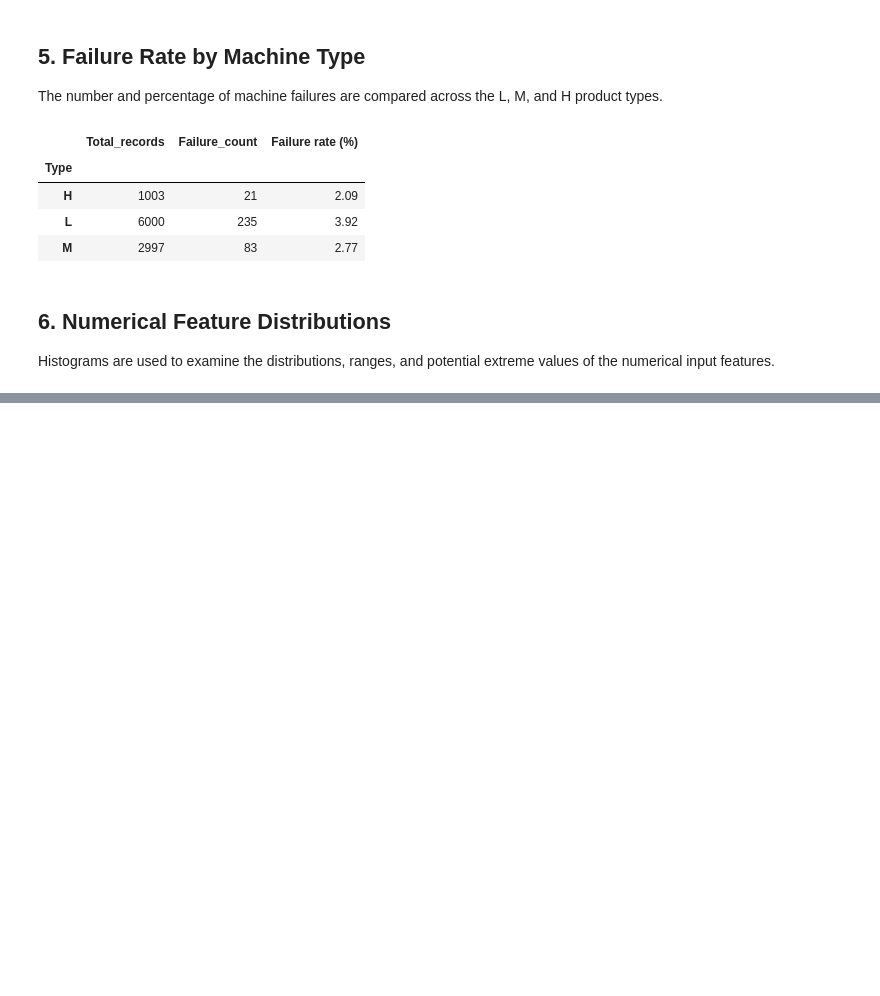
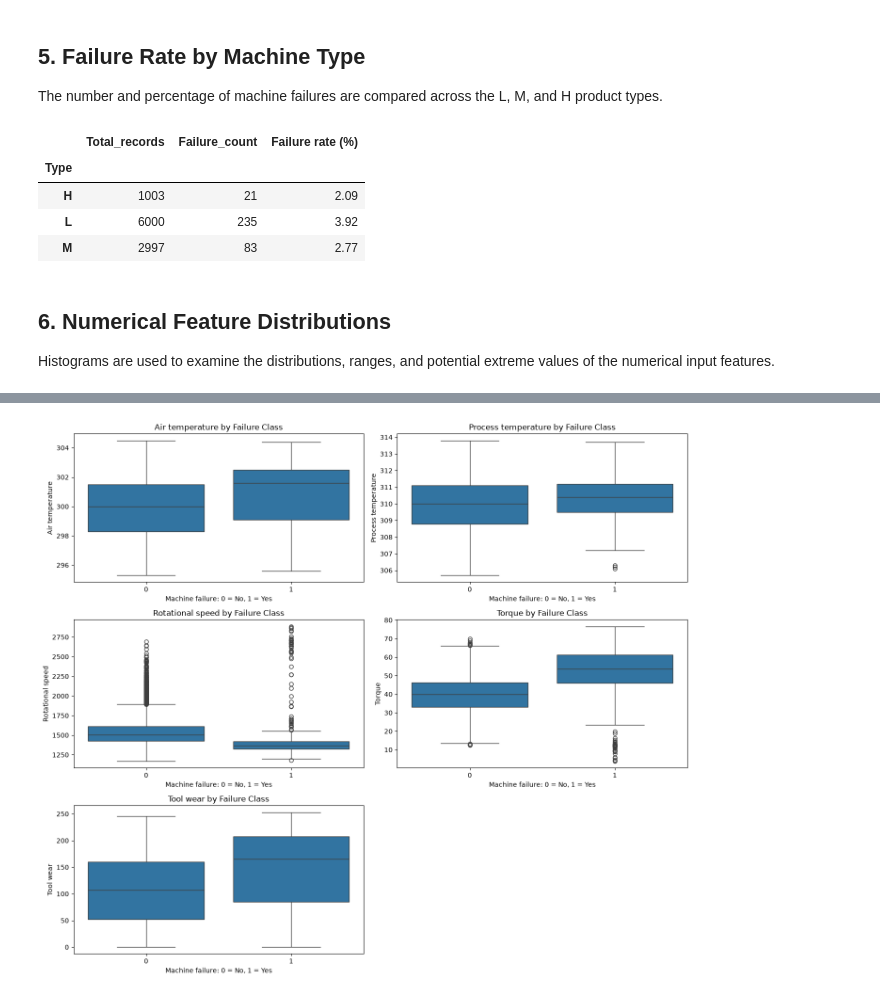
Before and after one commit to aacaas5/reliable-machine-failure-prediction-under-imbalanced-and-corrupted-sensor-data, a Jupyter notebook: notebooks/01_data_exploration.ipynb, the cells around one changed output, grey strips where cells are left out. Drawn from its saved outputs; the diff is of its cells as text; code cells hidden in the pictures; blank space fills up the shorter version.

```diff
--- a/notebooks/01_data_exploration.ipynb
+++ b/notebooks/01_data_exploration.ipynb
@@ -269,0 +328,38 @@ Histograms are used to examine the distributions, ranges, and potential extreme
+# %%
+# Create six graph positions arranged as three rows and two columns
+fig, axes = plt.subplots(
+    3,
+    2,
+    figsize=(14, 12)
+)
+
+# Convert the graph-position grid into a simple list
+axes = axes.flatten()
+
+# Create one boxplot for every numerical feature
+for position, feature in enumerate(numeric_features):
+    sns.boxplot(
+        data=df,
+        x="Machine failure",
+        y=feature,
+        ax=axes[position]
+    )
+
+    axes[position].set_title(
+        f"{feature} by Failure Class"
+    )
+
+    axes[position].set_xlabel(
+        "Machine failure: 0 = No, 1 = Yes"
+    )
+
+# Hide the unused sixth graph position
+axes[-1].axis("off")
+
+# Adjust the graph spacing
+plt.tight_layout()
+
+# Display the graphs
+plt.show()
+# %% [output]
+[figure, added]
```
Also changed, not shown: parts of 11 cells of this notebook, 2 other files.
